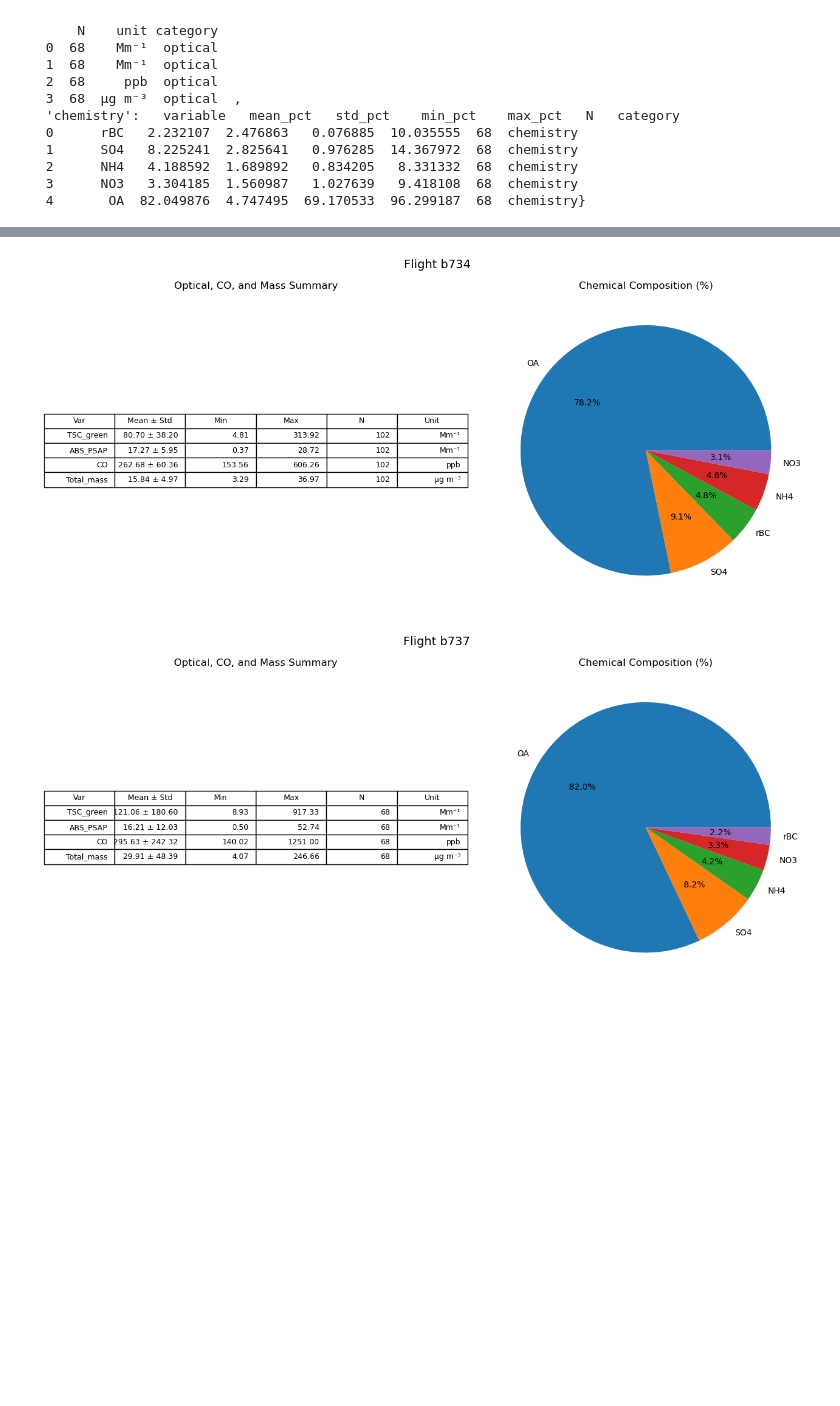
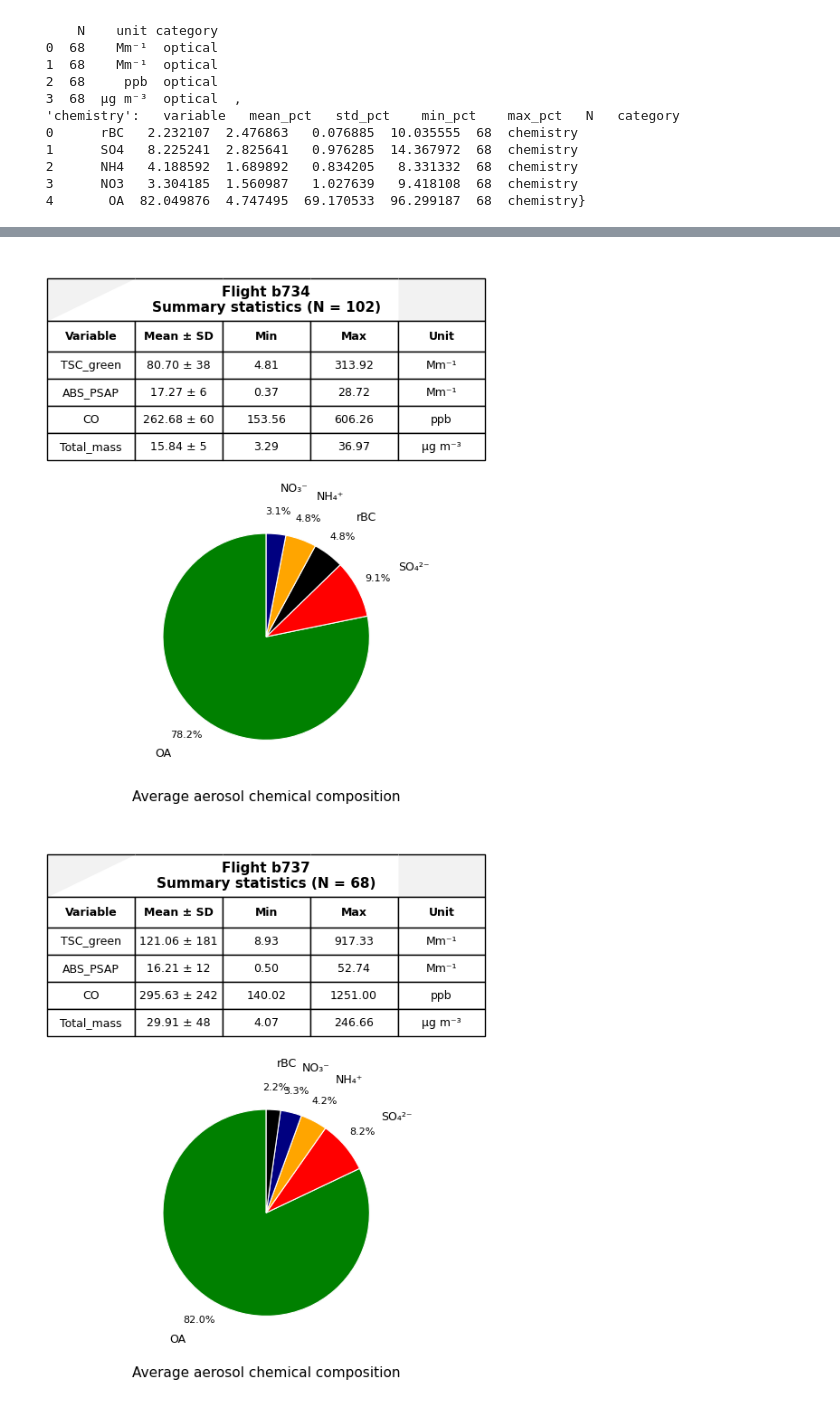
Before and after one commit to thiago-vg/SAMBBA-data-analysis, a Jupyter notebook: Scripts_modulate/Test_module_2.ipynb, the cells around one changed output, grey strips where cells are left out. Drawn from its saved outputs; the diff is of its cells as text; code cells hidden in the pictures; blank space fills up the shorter version.

```diff
--- a/Scripts_modulate/Test_module_2.ipynb
+++ b/Scripts_modulate/Test_module_2.ipynb
@@ -385,11 +589,11 @@ plot_summary(
 # %%
 for flight_id, data in flight_summaries.items():
 
-    plot_summary(
+    plot_summary_si_v4(
         data["optical"],
         data["chemistry"],
-        title=f"Flight {flight_id}"
+        title=f"Flight {flight_id}\nSummary statistics"
     )
 # %% [output]
-[figure, old version]
+[figure, new version]
-[figure, old version]
+[figure, new version]
```
Also changed, not shown: parts of 4 cells of this notebook, 3 other files.
